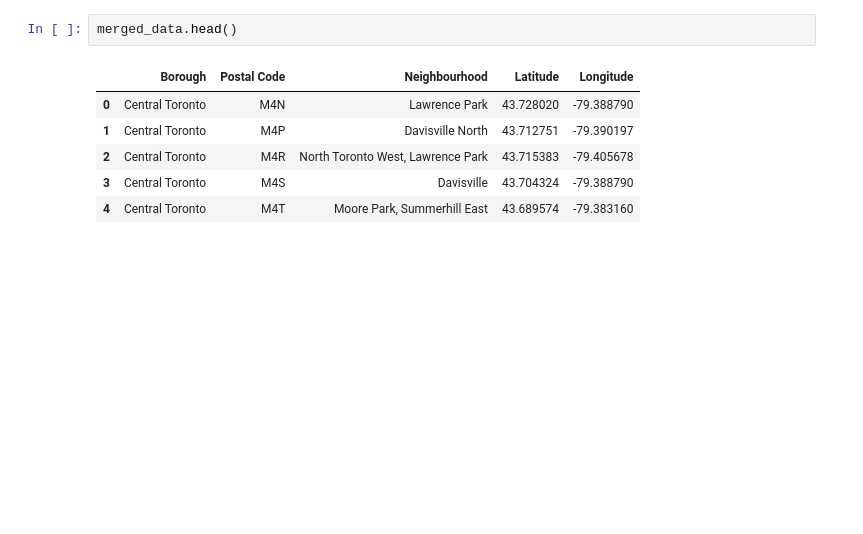
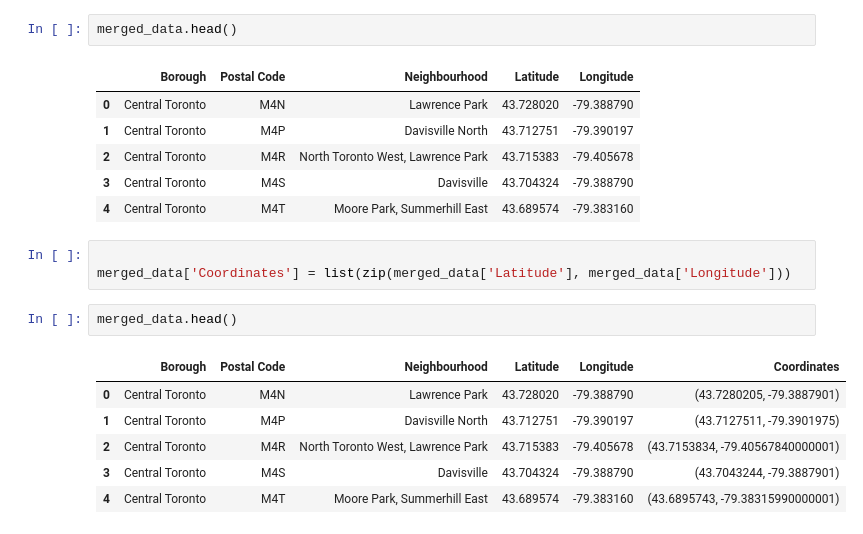
Before and after one commit to HRHayward/Coursera_Capstone, a Jupyter notebook: Capstone Week 3.ipynb, the cells around one changed output. Saved outputs shown, nothing was run; the diff lists cells and outputs as text; blank space fills up the shorter version.

```diff
--- a/Capstone Week 3.ipynb
+++ b/Capstone Week 3.ipynb
@@ -63,3 +63,15 @@ merged_data.head()
 | 2 | Central Toronto | M4R | North Toronto West, Lawrence Park | 43.715383 | -79.405678 |
 | 3 | Central Toronto | M4S | Davisville | 43.704324 | -79.388790 |
 | 4 | Central Toronto | M4T | Moore Park, Summerhill East | 43.689574 | -79.383160 |
+# %%
+
+merged_data['Coordinates'] = list(zip(merged_data['Latitude'], merged_data['Longitude']))
+# %%
+merged_data.head()
+# %% [output]
+|  | Borough | Postal Code | Neighbourhood | Latitude | Longitude | Coordinates |
+| 0 | Central Toronto | M4N | Lawrence Park | 43.728020 | -79.388790 | (43.7280205, -79.3887901) |
+| 1 | Central Toronto | M4P | Davisville North | 43.712751 | -79.390197 | (43.7127511, -79.3901975) |
+| 2 | Central Toronto | M4R | North Toronto West, Lawrence Park | 43.715383 | -79.405678 | (43.7153834, -79.40567840000001) |
+| 3 | Central Toronto | M4S | Davisville | 43.704324 | -79.388790 | (43.7043244, -79.3887901) |
+| 4 | Central Toronto | M4T | Moore Park, Summerhill East | 43.689574 | -79.383160 | (43.6895743, -79.38315990000001) |
```
Also changed, not shown: parts of 1 cell of this notebook.
